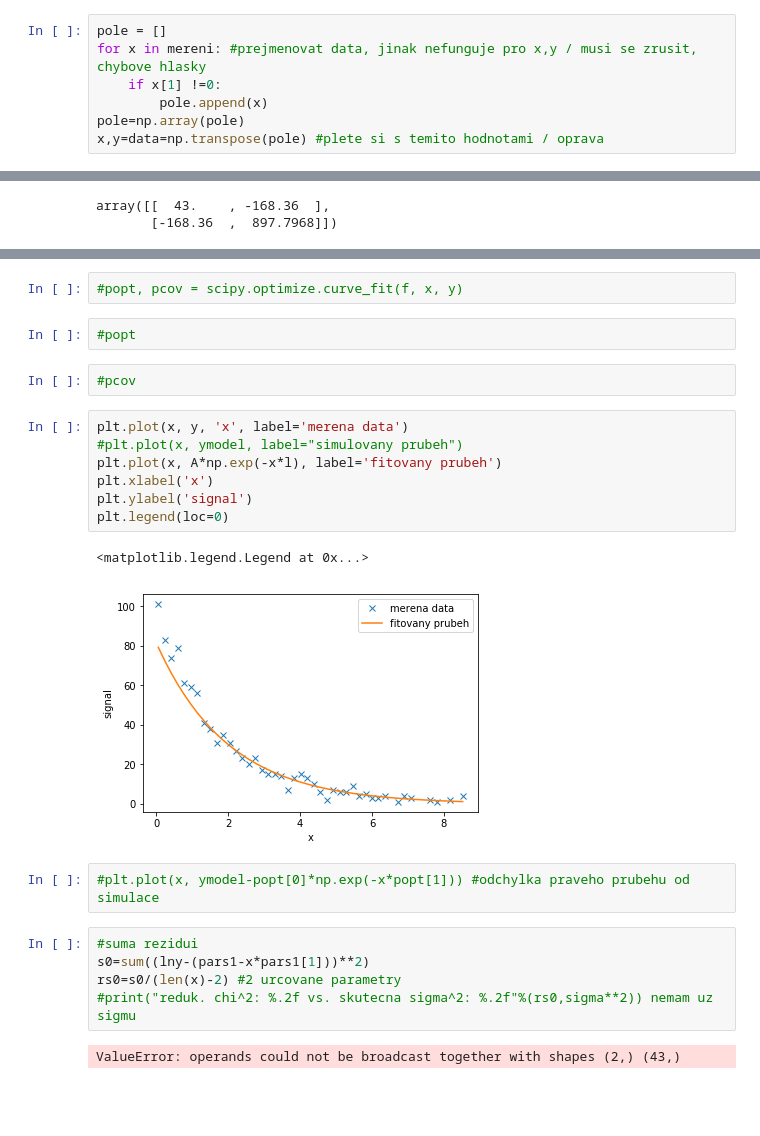
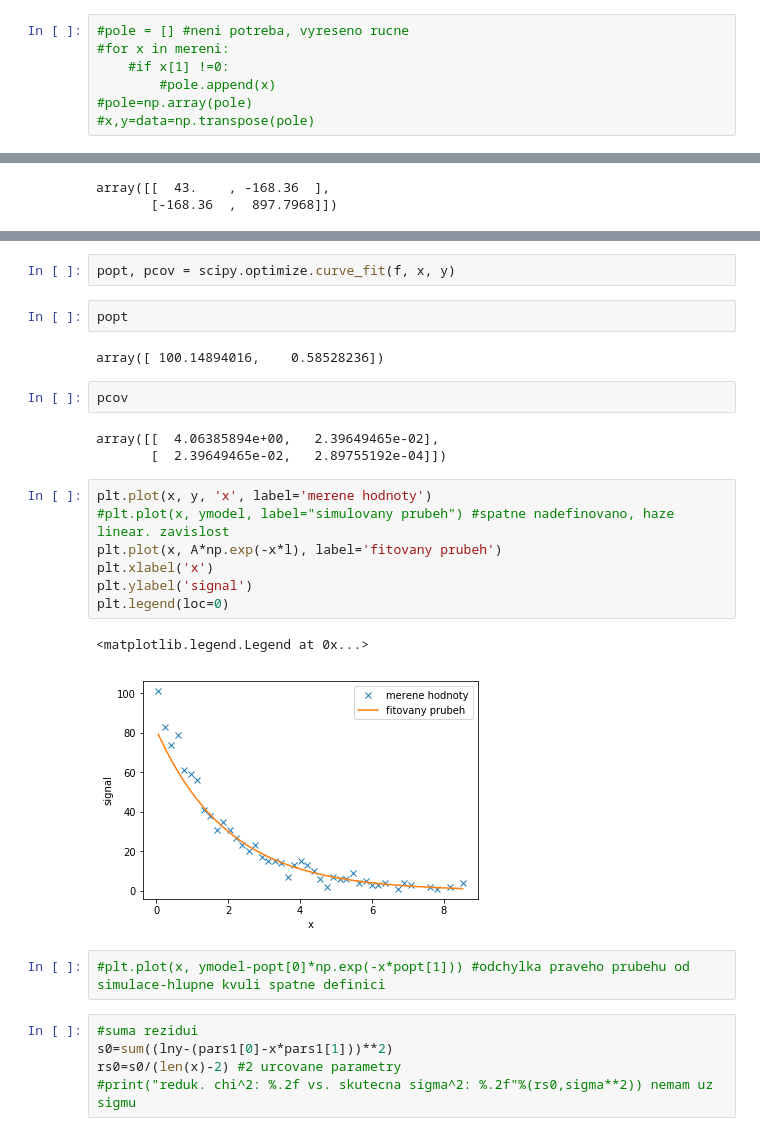
Before and after one commit to limu007/galaxytea, a Jupyter notebook: analysis/justrova_lis2.ipynb, the cells around one changed output, grey strips where cells are left out. Cells and saved outputs as stored; diff of their text form; blank space fills up the shorter version.

```diff
--- a/analysis/justrova_lis2.ipynb
+++ b/analysis/justrova_lis2.ipynb
@@ -17,8 +17,8 @@ lny=np.log(y) #hlaska = pro funkci vyhodit nuly (log v nule nedefinovan)
 # %%
-pole = []
-for x in mereni: #prejmenovat data, jinak nefunguje pro x,y / musi se zrusit, chybove hlasky
-    if x[1] !=0:
-        pole.append(x)
-pole=np.array(pole)
-x,y=data=np.transpose(pole) #plete si s temito hodnotami / oprava
+#pole = [] #neni potreba, vyreseno rucne
+#for x in mereni:
+    #if x[1] !=0:
+        #pole.append(x)
+#pole=np.array(pole)
+#x,y=data=np.transpose(pole)
 # %%
@@ -74,28 +74,31 @@ ymodel=mat_M.dot(pars1) #modelova matice - teoreticky prubeh mereni
 # %%
-#popt, pcov = scipy.optimize.curve_fit(f, x, y)
+popt, pcov = scipy.optimize.curve_fit(f, x, y)
-# %%
-#popt
-# %%
-#pcov
+# %%
+popt
+# %% [output]
+array([ 100.14894016,    0.58528236])
+# %%
+pcov
+# %% [output]
+array([[  4.06385894e+00,   2.39649465e-02],
+       [  2.39649465e-02,   2.89755192e-04]])
 # %%
-plt.plot(x, y, 'x', label='merena data')
-#plt.plot(x, ymodel, label="simulovany prubeh")
+plt.plot(x, y, 'x', label='merene hodnoty')
+#plt.plot(x, ymodel, label="simulovany prubeh") #spatne nadefinovano, haze linear. zavislost
 plt.plot(x, A*np.exp(-x*l), label='fitovany prubeh')
 plt.xlabel('x')
 plt.ylabel('signal')
 plt.legend(loc=0)
 # %% [output]
 <matplotlib.legend.Legend at 0x...>
-[figure, old version]
+[figure, new version]
 # %%
-#plt.plot(x, ymodel-popt[0]*np.exp(-x*popt[1])) #odchylka praveho prubehu od simulace
+#plt.plot(x, ymodel-popt[0]*np.exp(-x*popt[1])) #odchylka praveho prubehu od simulace-hlupne kvuli spatne definici
 # %%
 #suma rezidui
-s0=sum((lny-(pars1-x*pars1[1]))**2)
+s0=sum((lny-(pars1[0]-x*pars1[1]))**2)
 rs0=s0/(len(x)-2) #2 urcovane parametry
 #print("reduk. chi^2: %.2f vs. skutecna sigma^2: %.2f"%(rs0,sigma**2)) nemam uz sigmu
-# %% [output]
-ValueError: operands could not be broadcast together with shapes (2,) (43,)
 # %%
 errs=np.sqrt(covar.diagonal())
 corel=covar/errs.reshape(1,2)/errs.reshape(2,1)
```
Also changed, not shown: parts of 22 cells of this notebook.
